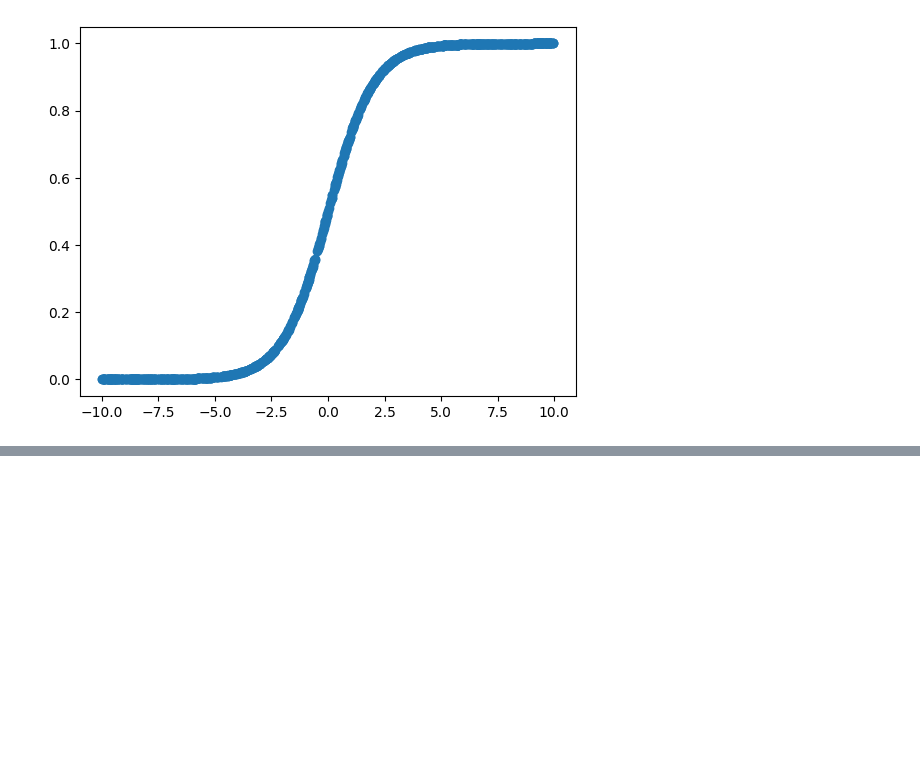
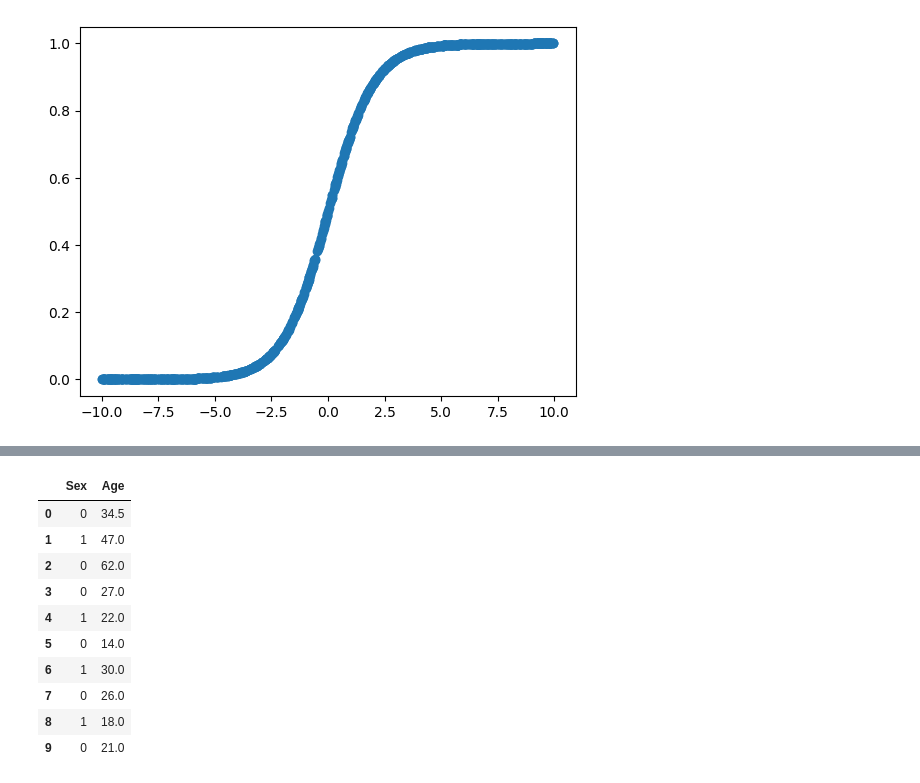
Before and after one commit to BakiRhina/Titanic, a Jupyter notebook: main.ipynb, the cells around one changed output, grey strips where cells are left out. Drawn from its saved outputs; the diff is of its cells as text; code cells hidden in the pictures; blank space fills up the shorter version.

```diff
--- a/main.ipynb
+++ b/main.ipynb
@@ -525,0 +601,19 @@ plt.show()
+# %%
+test['Sex'] = test['Sex'].apply(lambda x: 0 if x == 'male' else 1)
+test['Age'] = test['Age'].fillna(test['Age'].mean())
+
+X_test = test[['Sex','Age']]
+# %%
+X_test.head(10)
+# %% [output]
+|  | Sex | Age |
+| 0 | 0 | 34.5 |
+| 1 | 1 | 47.0 |
+| 2 | 0 | 62.0 |
+| 3 | 0 | 27.0 |
+| 4 | 1 | 22.0 |
+| 5 | 0 | 14.0 |
+| 6 | 1 | 30.0 |
+| 7 | 0 | 26.0 |
+| 8 | 1 | 18.0 |
+| 9 | 0 | 21.0 |
```
Also changed, not shown: parts of 24 cells of this notebook.
